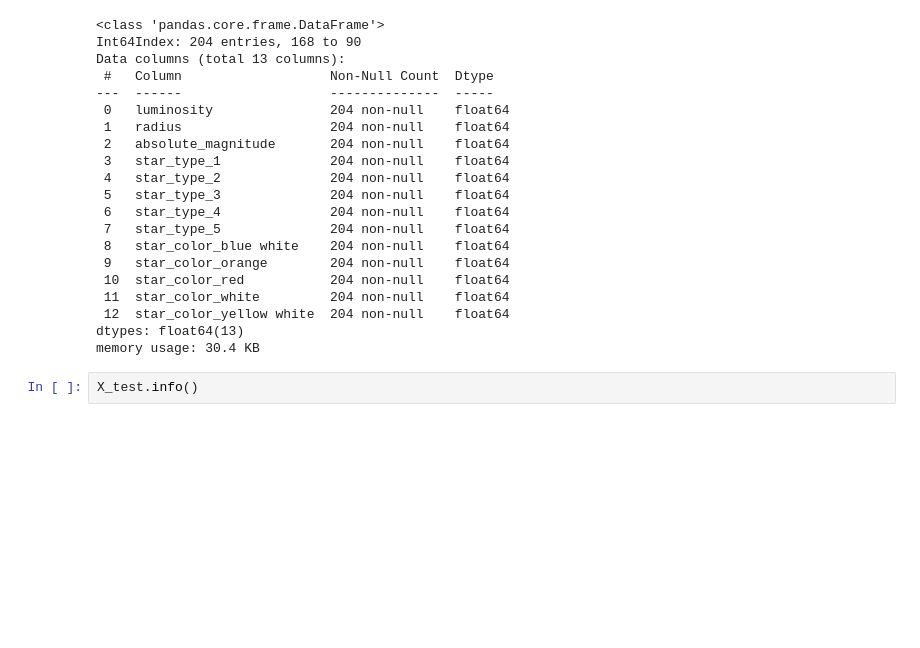
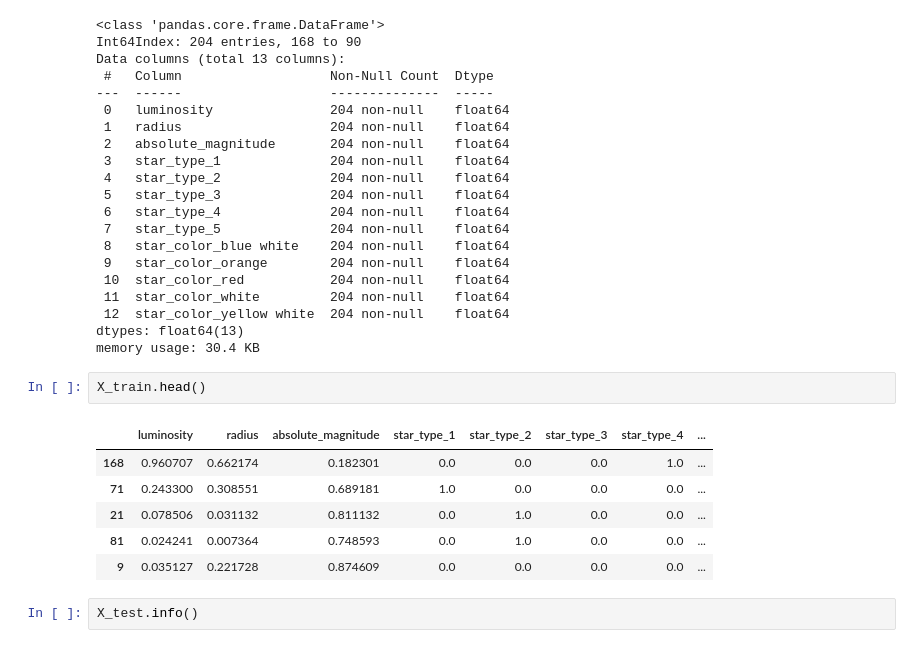
Before and after one commit to dimdasci/yp14-torch-nn-refression, a Jupyter notebook: notebooks/yp14-star-temperature-prediction.ipynb, the cells around one changed output. Cells and saved outputs as stored; diff of their text form; blank space fills up the shorter version.

```diff
--- a/notebooks/yp14-star-temperature-prediction.ipynb
+++ b/notebooks/yp14-star-temperature-prediction.ipynb
@@ -776,6 +800,15 @@ Data columns (total 13 columns):
  12  star_color_yellow white  204 non-null    float64
 dtypes: float64(13)
 memory usage: 30.4 KB
+# %%
+X_train.head()
+# %% [output]
+|  | luminosity | radius | absolute_magnitude | star_type_1 | star_type_2 | star_type_3 | star_type_4 | ... |
+| 168 | 0.960707 | 0.662174 | 0.182301 | 0.0 | 0.0 | 0.0 | 1.0 | ... |
+| 71 | 0.243300 | 0.308551 | 0.689181 | 1.0 | 0.0 | 0.0 | 0.0 | ... |
+| 21 | 0.078506 | 0.031132 | 0.811132 | 0.0 | 1.0 | 0.0 | 0.0 | ... |
+| 81 | 0.024241 | 0.007364 | 0.748593 | 0.0 | 1.0 | 0.0 | 0.0 | ... |
+| 9 | 0.035127 | 0.221728 | 0.874609 | 0.0 | 0.0 | 0.0 | 0.0 | ... |
 # %%
 X_test.info()
 # %% [output]
```
Also changed, not shown: parts of 30 cells of this notebook.
